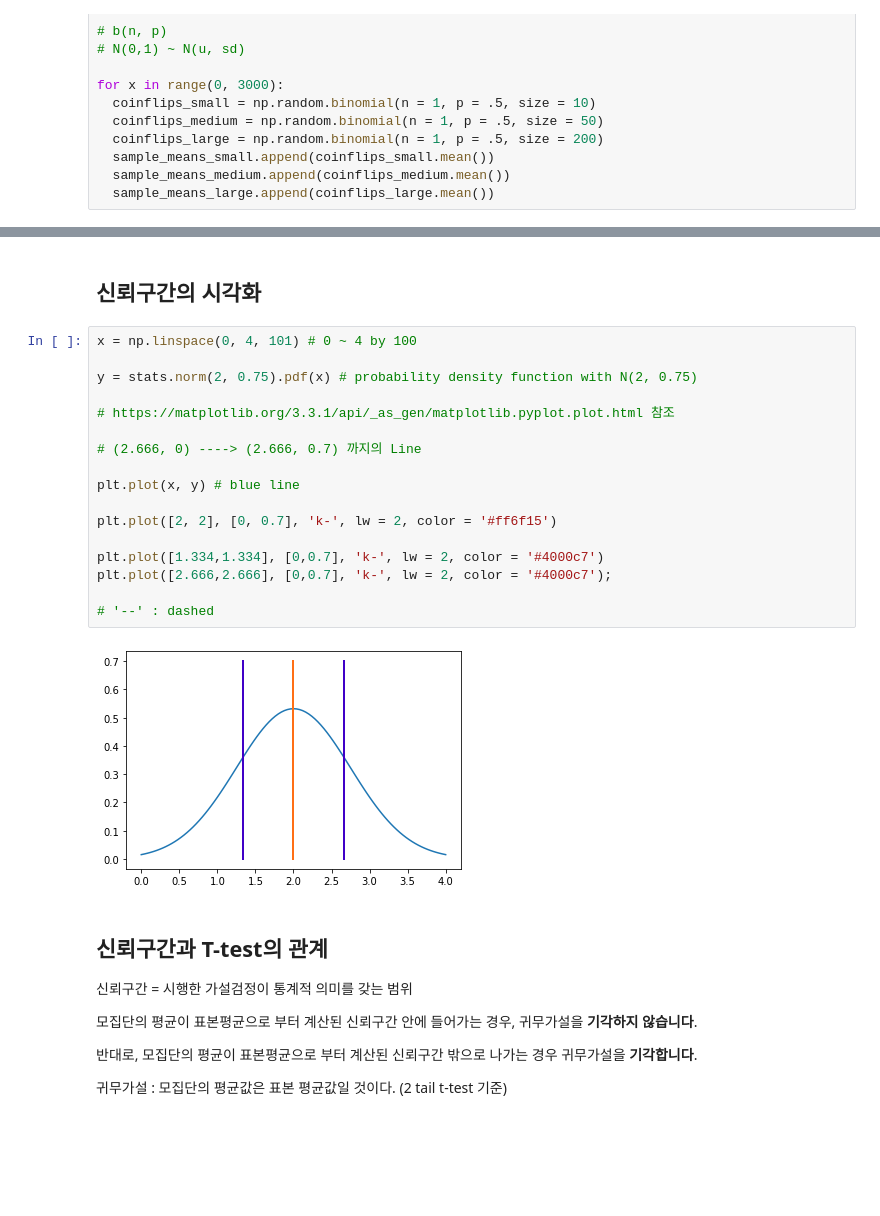
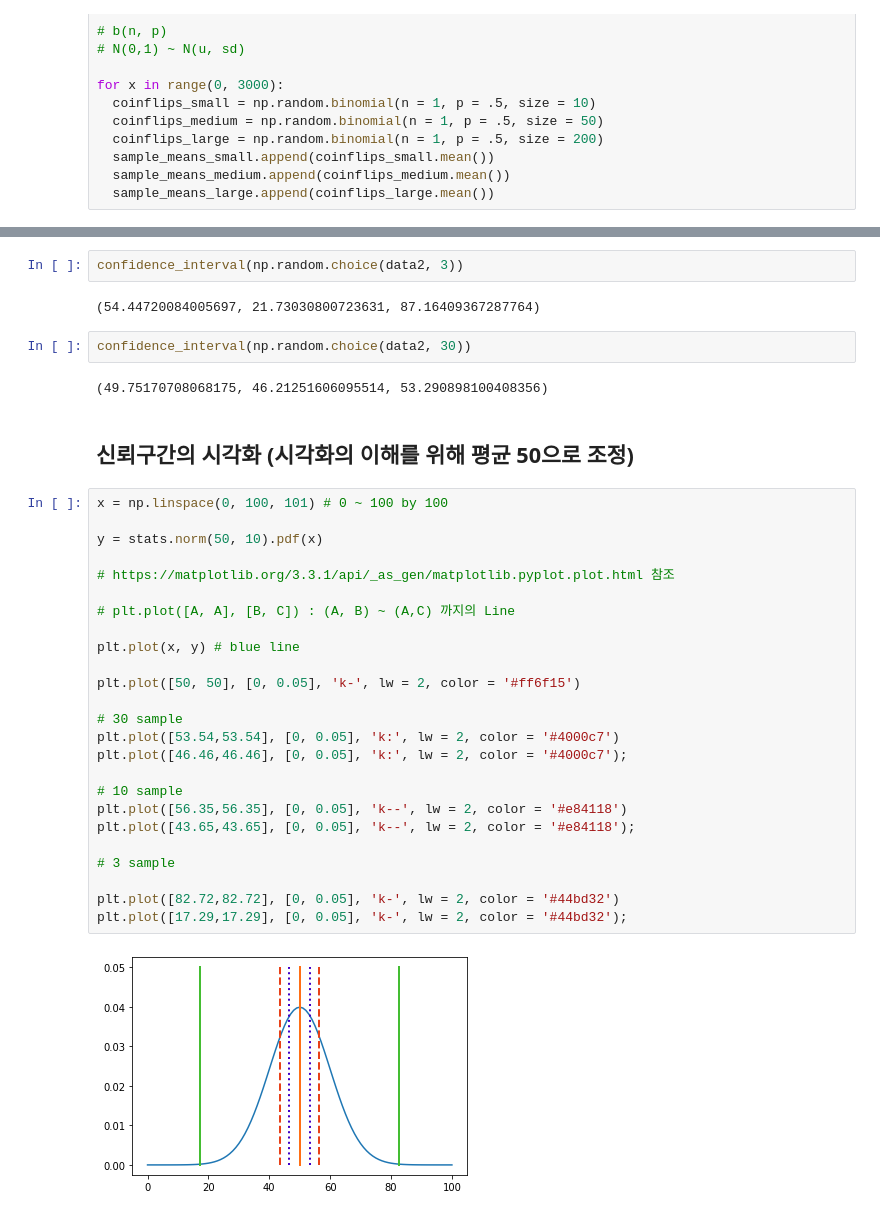
Before and after one commit to ttogle918/ds-zip, a Jupyter notebook: n123-confidence-intervals/n123-confidence-intervals.ipynb, the cells around one changed output, grey strips where cells are left out. Cells and saved outputs as stored; diff of their text form; blank space fills up the shorter version.

```diff
--- a/n123-confidence-intervals/n123-confidence-intervals.ipynb
+++ b/n123-confidence-intervals/n123-confidence-intervals.ipynb
@@ -216,31 +353,37 @@ confidence_interval([1,2,3,1,2,3,1,2,3])
+# %%
+confidence_interval(np.random.choice(data2, 3))
+# %% [output]
+(54.44720084005697, 21.73030800723631, 87.16409367287764)
+# %%
+confidence_interval(np.random.choice(data2, 30))
+# %% [output]
+(49.75170708068175, 46.21251606095514, 53.290898100408356)
 # %% [markdown]
-## 신뢰구간의 시각화
+## 신뢰구간의 시각화 (시각화의 이해를 위해 평균 50으로 조정)
 # %%
-x = np.linspace(0, 4, 101) # 0 ~ 4 by 100
+x = np.linspace(0, 100, 101) # 0 ~ 100 by 100
 
-y = stats.norm(2, 0.75).pdf(x) # probability density function with N(2, 0.75)
+y = stats.norm(50, 10).pdf(x)
 
 # https://matplotlib.org/3.3.1/api/_as_gen/matplotlib.pyplot.plot.html 참조
 
-# (2.666, 0) ----> (2.666, 0.7) 까지의 Line
+# plt.plot([A, A], [B, C]) : (A, B) ~ (A,C) 까지의 Line
 
 plt.plot(x, y) # blue line
 
-plt.plot([2, 2], [0, 0.7], 'k-', lw = 2, color = '#ff6f15')
+plt.plot([50, 50], [0, 0.05], 'k-', lw = 2, color = '#ff6f15')
 
-plt.plot([1.334,1.334], [0,0.7], 'k-', lw = 2, color = '#4000c7')
-plt.plot([2.666,2.666], [0,0.7], 'k-', lw = 2, color = '#4000c7');
+# 30 sample
+plt.plot([53.54,53.54], [0, 0.05], 'k:', lw = 2, color = '#4000c7')
+plt.plot([46.46,46.46], [0, 0.05], 'k:', lw = 2, color = '#4000c7');
 
-# '--' : dashed
+# 10 sample
+plt.plot([56.35,56.35], [0, 0.05], 'k--', lw = 2, color = '#e84118')
+plt.plot([43.65,43.65], [0, 0.05], 'k--', lw = 2, color = '#e84118');
+
+# 3 sample
+
+plt.plot([82.72,82.72], [0, 0.05], 'k-', lw = 2, color = '#44bd32')
+plt.plot([17.29,17.29], [0, 0.05], 'k-', lw = 2, color = '#44bd32');
 # %% [output]
-[figure, old version]
+[figure, new version]
-# %% [markdown]
-## 신뢰구간과 T-test의 관계
-
-신뢰구간 = 시행한 가설검정이 통계적 의미를 갖는 범위
-
-모집단의 평균이 표본평균으로 부터 계산된 신뢰구간 안에 들어가는 경우, 귀무가설을 **기각하지 않습니다**.
-
-반대로, 모집단의 평균이 표본평균으로 부터 계산된  신뢰구간 밖으로 나가는 경우 귀무가설을 **기각합니다**.
-
-귀무가설 : 모집단의 평균값은 표본 평균값일 것이다. (2 tail t-test 기준)
```
Also changed, not shown: parts of 40 cells of this notebook.
